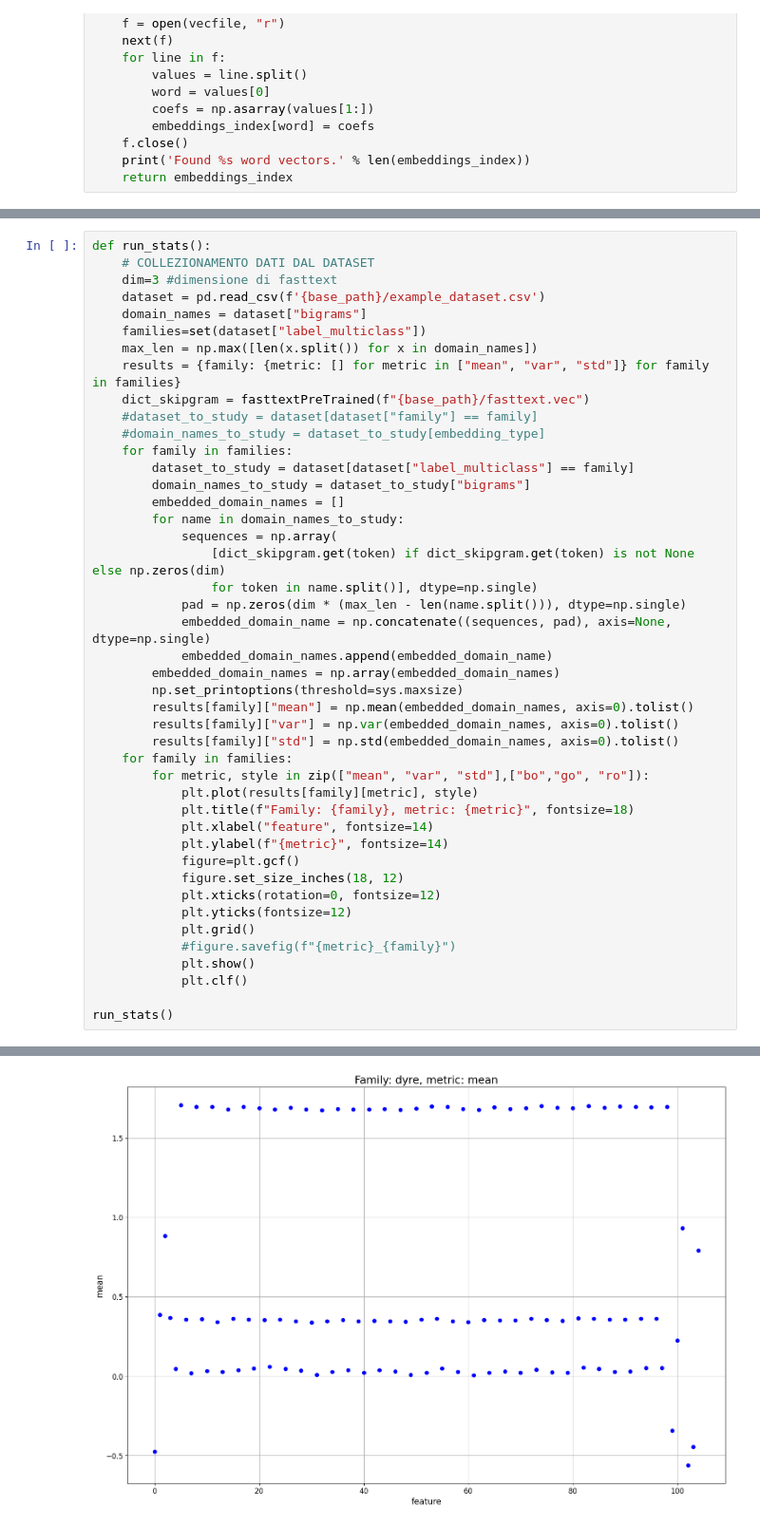
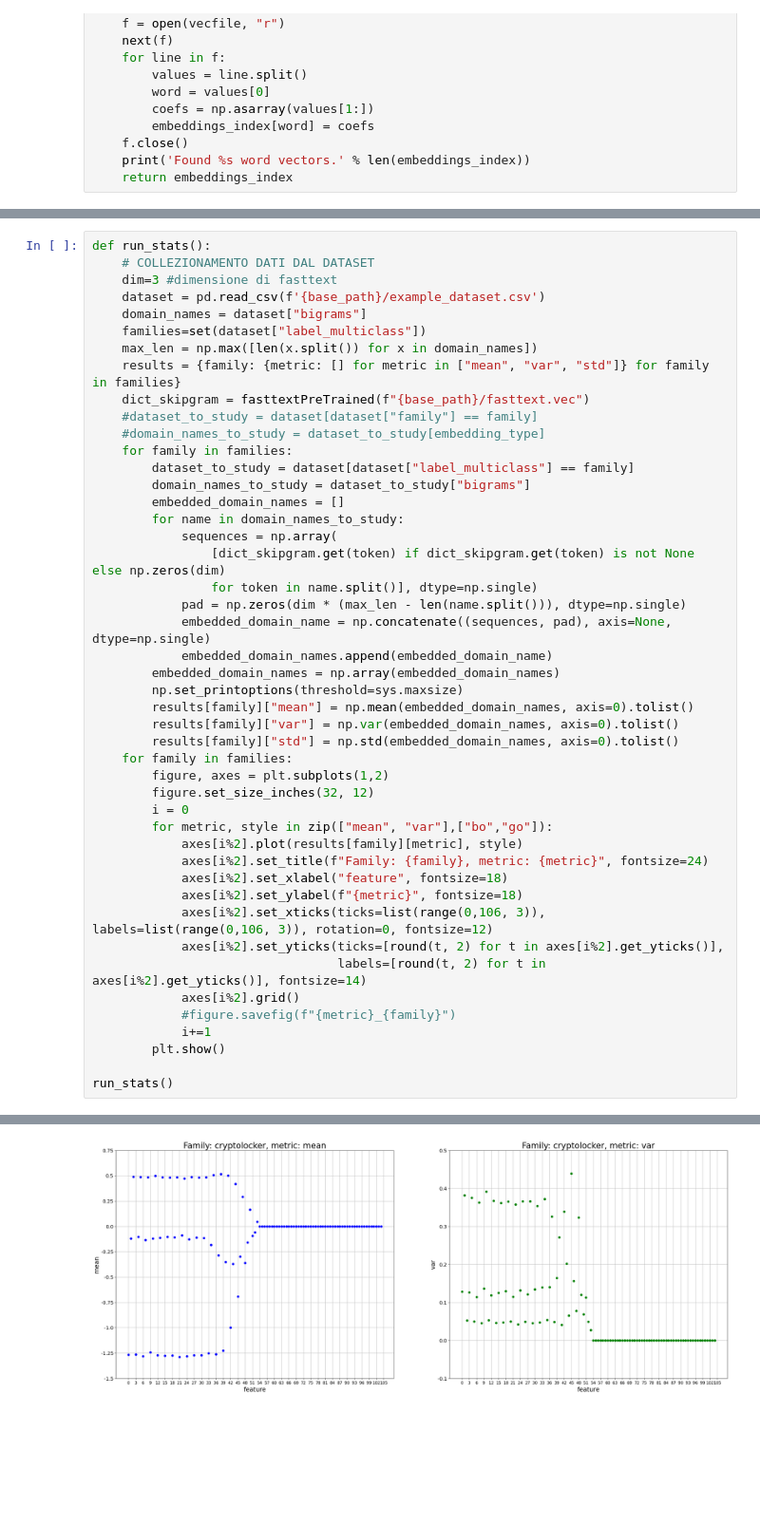
Before and after one commit to S1107327/datascience, a Jupyter notebook: Desc_analysis.ipynb, the cells around one changed output, grey strips where cells are left out. Shown at 95% size. Saved outputs shown, nothing was run; the diff lists cells and outputs as text; blank space fills up the shorter version.

```diff
--- a/Desc_analysis.ipynb
+++ b/Desc_analysis.ipynb
@@ -84,43 +88,45 @@ def run_stats():
     dataset = pd.read_csv(f'{base_path}/example_dataset.csv')
     domain_names = dataset["bigrams"]
     families=set(dataset["label_multiclass"])
     max_len = np.max([len(x.split()) for x in domain_names])
     results = {family: {metric: [] for metric in ["mean", "var", "std"]} for family in families}
     dict_skipgram = fasttextPreTrained(f"{base_path}/fasttext.vec")
     #dataset_to_study = dataset[dataset["family"] == family]
     #domain_names_to_study = dataset_to_study[embedding_type]
     for family in families:
         dataset_to_study = dataset[dataset["label_multiclass"] == family]
         domain_names_to_study = dataset_to_study["bigrams"]
         embedded_domain_names = []
         for name in domain_names_to_study:
             sequences = np.array(
                 [dict_skipgram.get(token) if dict_skipgram.get(token) is not None else np.zeros(dim)
                 for token in name.split()], dtype=np.single)
             pad = np.zeros(dim * (max_len - len(name.split())), dtype=np.single)
             embedded_domain_name = np.concatenate((sequences, pad), axis=None, dtype=np.single)
             embedded_domain_names.append(embedded_domain_name)
         embedded_domain_names = np.array(embedded_domain_names)
         np.set_printoptions(threshold=sys.maxsize)
         results[family]["mean"] = np.mean(embedded_domain_names, axis=0).tolist()
         results[family]["var"] = np.var(embedded_domain_names, axis=0).tolist()
         results[family]["std"] = np.std(embedded_domain_names, axis=0).tolist()
     for family in families:
-        for metric, style in zip(["mean", "var", "std"],["bo","go", "ro"]):
-            plt.plot(results[family][metric], style)
-            plt.title(f"Family: {family}, metric: {metric}", fontsize=18)
-            plt.xlabel("feature", fontsize=14)
-            plt.ylabel(f"{metric}", fontsize=14)
-            figure=plt.gcf()
-            figure.set_size_inches(18, 12)
-            plt.xticks(rotation=0, fontsize=12)
-            plt.yticks(fontsize=12)
-            plt.grid()
+        figure, axes = plt.subplots(1,2)
+        figure.set_size_inches(32, 12)
+        i = 0
+        for metric, style in zip(["mean", "var"],["bo","go"]):
+            axes[i%2].plot(results[family][metric], style)
+            axes[i%2].set_title(f"Family: {family}, metric: {metric}", fontsize=24)
+            axes[i%2].set_xlabel("feature", fontsize=18)
+            axes[i%2].set_ylabel(f"{metric}", fontsize=18)
+            axes[i%2].set_xticks(ticks=list(range(0,106, 3)), labels=list(range(0,106, 3)), rotation=0, fontsize=12)
+            axes[i%2].set_yticks(ticks=[round(t, 2) for t in axes[i%2].get_yticks()],
+                                 labels=[round(t, 2) for t in axes[i%2].get_yticks()], fontsize=14)
+            axes[i%2].grid()
             #figure.savefig(f"{metric}_{family}")
-            plt.show()
-            plt.clf()
+            i+=1
+        plt.show()
 
 run_stats()
 # %% [output]
 Found 1330 word vectors.
-[figure, old version]
+[figure, new version]
```
Also changed, not shown: parts of 2 cells of this notebook.
